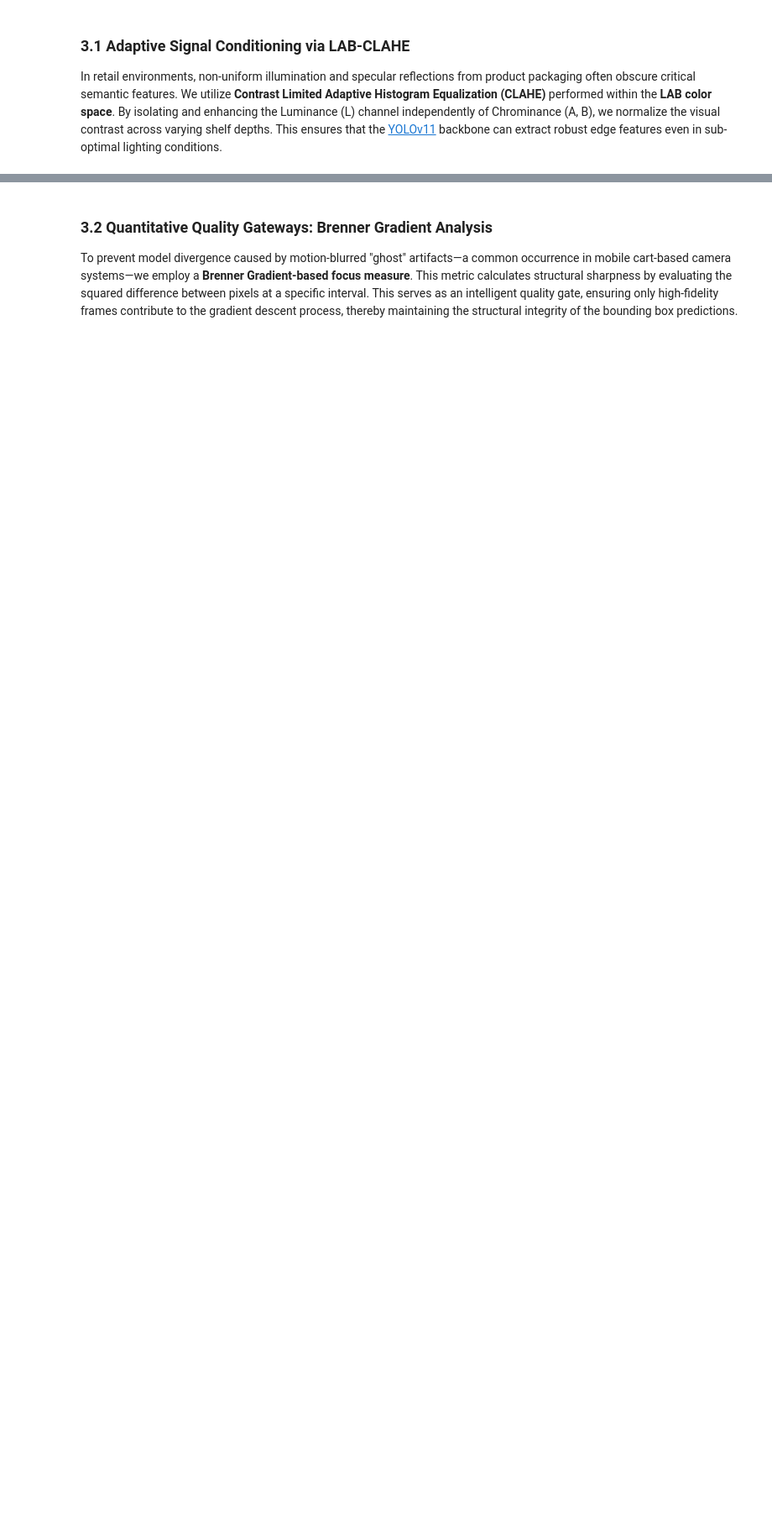
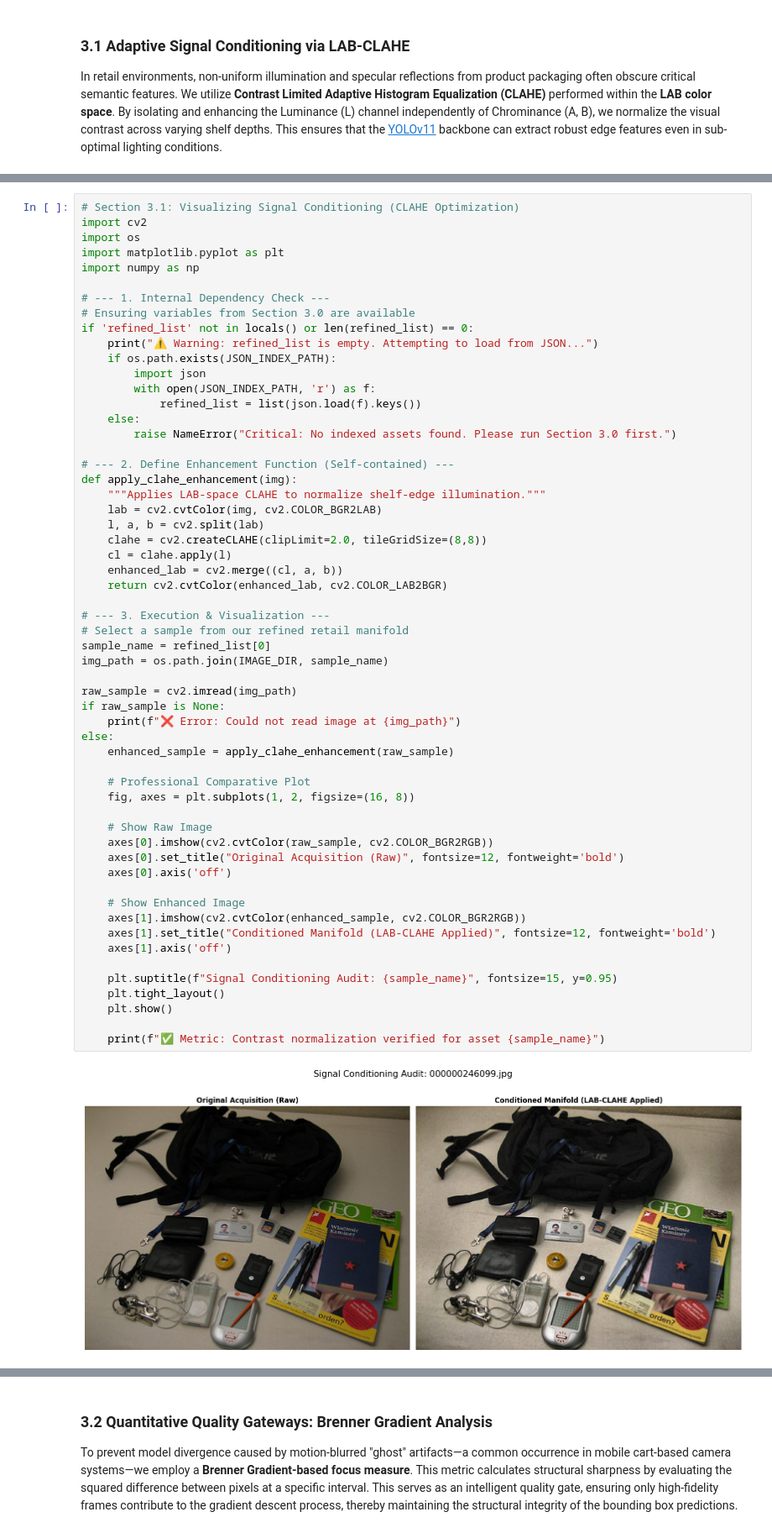
Before and after one commit to YuanFan666/Project-for-ESE-5971, a Jupyter notebook: MidSemester_Report_Coconut.ipynb, the cells around one changed output, grey strips where cells are left out. Shown at 84% size. Cells and saved outputs as stored; diff of their text form; blank space fills up the shorter version.

```diff
--- a/MidSemester_Report_Coconut.ipynb
+++ b/MidSemester_Report_Coconut.ipynb
@@ -424,0 +394,59 @@ plt.show()
+# %%
+# Section 3.1: Visualizing Signal Conditioning (CLAHE Optimization)
+import cv2
+import os
+import matplotlib.pyplot as plt
+import numpy as np
+
+# --- 1. Internal Dependency Check ---
+# Ensuring variables from Section 3.0 are available
+if 'refined_list' not in locals() or len(refined_list) == 0:
+    print("⚠️ Warning: refined_list is empty. Attempting to load from JSON...")
+    if os.path.exists(JSON_INDEX_PATH):
+        import json
+        with open(JSON_INDEX_PATH, 'r') as f:
+            refined_list = list(json.load(f).keys())
+    else:
+        raise NameError("Critical: No indexed assets found. Please run Section 3.0 first.")
+
+# --- 2. Define Enhancement Function (Self-contained) ---
+def apply_clahe_enhancement(img):
+    """Applies LAB-space CLAHE to normalize shelf-edge illumination."""
+    lab = cv2.cvtColor(img, cv2.COLOR_BGR2LAB)
+    l, a, b = cv2.split(lab)
+    clahe = cv2.createCLAHE(clipLimit=2.0, tileGridSize=(8,8))
+    cl = clahe.apply(l)
+    enhanced_lab = cv2.merge((cl, a, b))
+    return cv2.cvtColor(enhanced_lab, cv2.COLOR_LAB2BGR)
+
+# --- 3. Execution & Visualization ---
+# Select a sample from our refined retail manifold
+sample_name = refined_list[0]
+img_path = os.path.join(IMAGE_DIR, sample_name)
+
+raw_sample = cv2.imread(img_path)
+if raw_sample is None:
+    print(f"❌ Error: Could not read image at {img_path}")
+else:
+    enhanced_sample = apply_clahe_enhancement(raw_sample)
+
+    # Professional Comparative Plot
+    fig, axes = plt.subplots(1, 2, figsize=(16, 8))
+
+    # Show Raw Image
+    axes[0].imshow(cv2.cvtColor(raw_sample, cv2.COLOR_BGR2RGB))
+    axes[0].set_title("Original Acquisition (Raw)", fontsize=12, fontweight='bold')
+    axes[0].axis('off')
+
+    # Show Enhanced Image
+    axes[1].imshow(cv2.cvtColor(enhanced_sample, cv2.COLOR_BGR2RGB))
+    axes[1].set_title("Conditioned Manifold (LAB-CLAHE Applied)", fontsize=12, fontweight='bold')
+    axes[1].axis('off')
+
+    plt.suptitle(f"Signal Conditioning Audit: {sample_name}", fontsize=15, y=0.95)
+    plt.tight_layout()
+    plt.show()
+
+    print(f"✅ Metric: Contrast normalization verified for asset {sample_name}")
+# %% [output]
+[figure, added]
```
Also changed, not shown: parts of 8 cells of this notebook.
